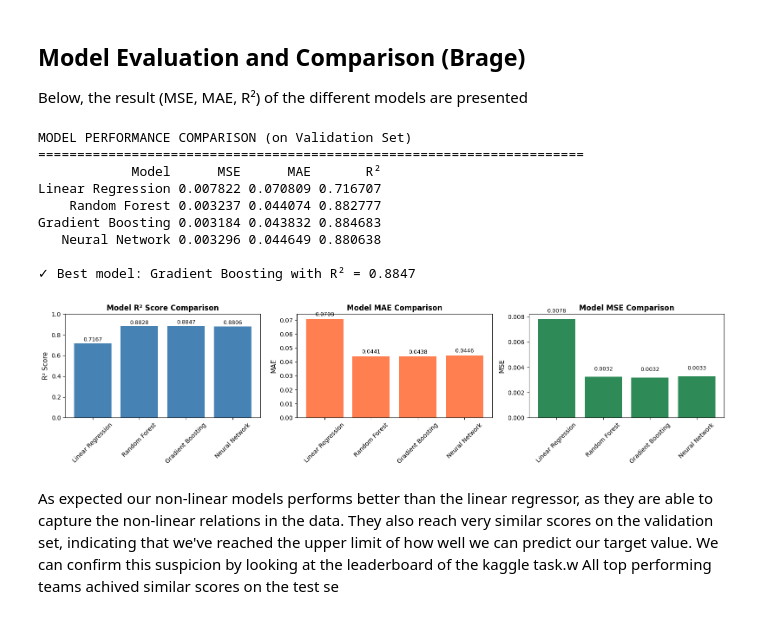
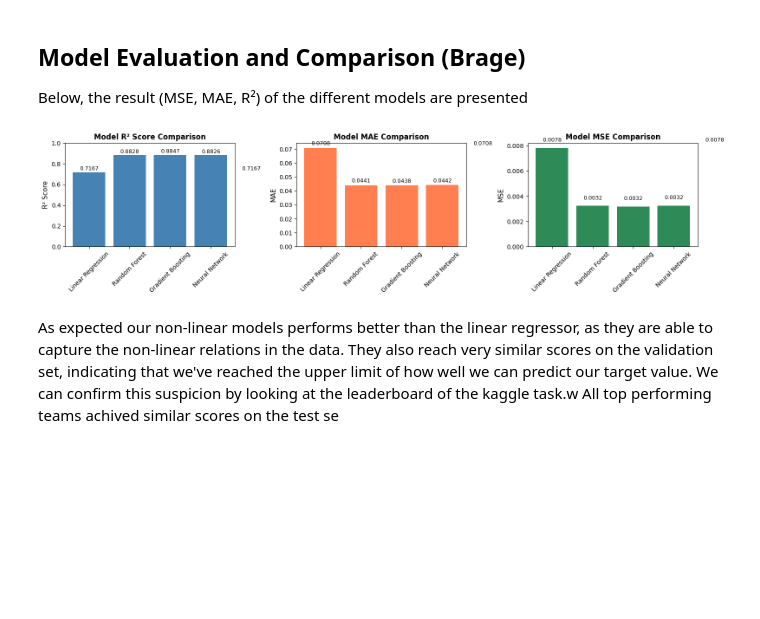
Before and after one commit to brag-v/ai-industry-project, a Jupyter notebook: src/main.ipynb, the cells around one changed output. Saved outputs shown, nothing was run; the diff lists cells and outputs as text; code cells hidden in the pictures; blank space fills up the shorter version.

Commit message:
move model evaluation plotting to util

```diff
--- a/src/main.ipynb
+++ b/src/main.ipynb
@@ -389,60 +389,9 @@ MSE: 0.003296, MAE: 0.044649, R²: 0.8806
 ## Model Evaluation and Comparison (Brage)
 Below, the result (MSE, MAE, R²) of the different models are presented
 # %%
-# Create a comparison DataFrame
-results_df = pd.DataFrame(results)
-print("\nMODEL PERFORMANCE COMPARISON (on Validation Set)")
-print("="*70)
-print(results_df.to_string(index=False))
-
-# Find the best model by R² score
-best_model_name = results_df.loc[results_df['R²'].idxmax(), 'Model']
-best_model = models[best_model_name]
-best_r2 = results_df['R²'].max()
-
-print(f"\n✓ Best model: {best_model_name} with R² = {best_r2:.4f}")
-
-# Visualize model performance comparison
-fig, axes = plt.subplots(1, 3, figsize=(16, 4))
-
-# Plot 1: R² Scores
-axes[0].bar(results_df['Model'], results_df['R²'], color='steelblue')
-axes[0].set_ylabel('R² Score', fontsize=11)
-axes[0].set_title('Model R² Score Comparison', fontsize=12, fontweight='bold')
-axes[0].set_ylim([0, 1])
-for i, v in enumerate(results_df['R²']):
-    axes[0].text(i, v + 0.02, f'{v:.4f}', ha='center', fontsize=9)
-axes[0].tick_params(axis='x', rotation=45)
-
-# Plot 2: MAE (Mean Absolute Error)
-axes[1].bar(results_df['Model'], results_df['MAE'], color='coral')
-axes[1].set_ylabel('MAE', fontsize=11)
-axes[1].set_title('Model MAE Comparison', fontsize=12, fontweight='bold')
-for i, v in enumerate(results_df['MAE']):
-    axes[1].text(i, v + 0.002, f'{v:.4f}', ha='center', fontsize=9)
-axes[1].tick_params(axis='x', rotation=45)
-
-# Plot 3: MSE (Mean Squared Error)
-axes[2].bar(results_df['Model'], results_df['MSE'], color='seagreen')
-axes[2].set_ylabel('MSE', fontsize=11)
-axes[2].set_title('Model MSE Comparison', fontsize=12, fontweight='bold')
-for i, v in enumerate(results_df['MSE']):
-    axes[2].text(i, v + 0.0005, f'{v:.4f}', ha='center', fontsize=9)
-axes[2].tick_params(axis='x', rotation=45)
-
-plt.tight_layout()
-plt.show()
+util.plot_results(results)
 # %% [output]
-MODEL PERFORMANCE COMPARISON (on Validation Set)
-======================================================================
-            Model      MSE      MAE       R²
-Linear Regression 0.007822 0.070809 0.716707
-    Random Forest 0.003237 0.044074 0.882777
-Gradient Boosting 0.003184 0.043832 0.884683
-   Neural Network 0.003296 0.044649 0.880638
-
-✓ Best model: Gradient Boosting with R² = 0.8847
-[figure, old version]
+[figure, new version]
 # %% [markdown]
 As expected our non-linear models performs better than the linear regressor, as they are able to capture the non-linear relations in the data.
 They also reach very similar scores on the validation set, indicating that we've reached the upper limit of how well we can predict our target value.
```
Also changed, not shown: 3 other files.
